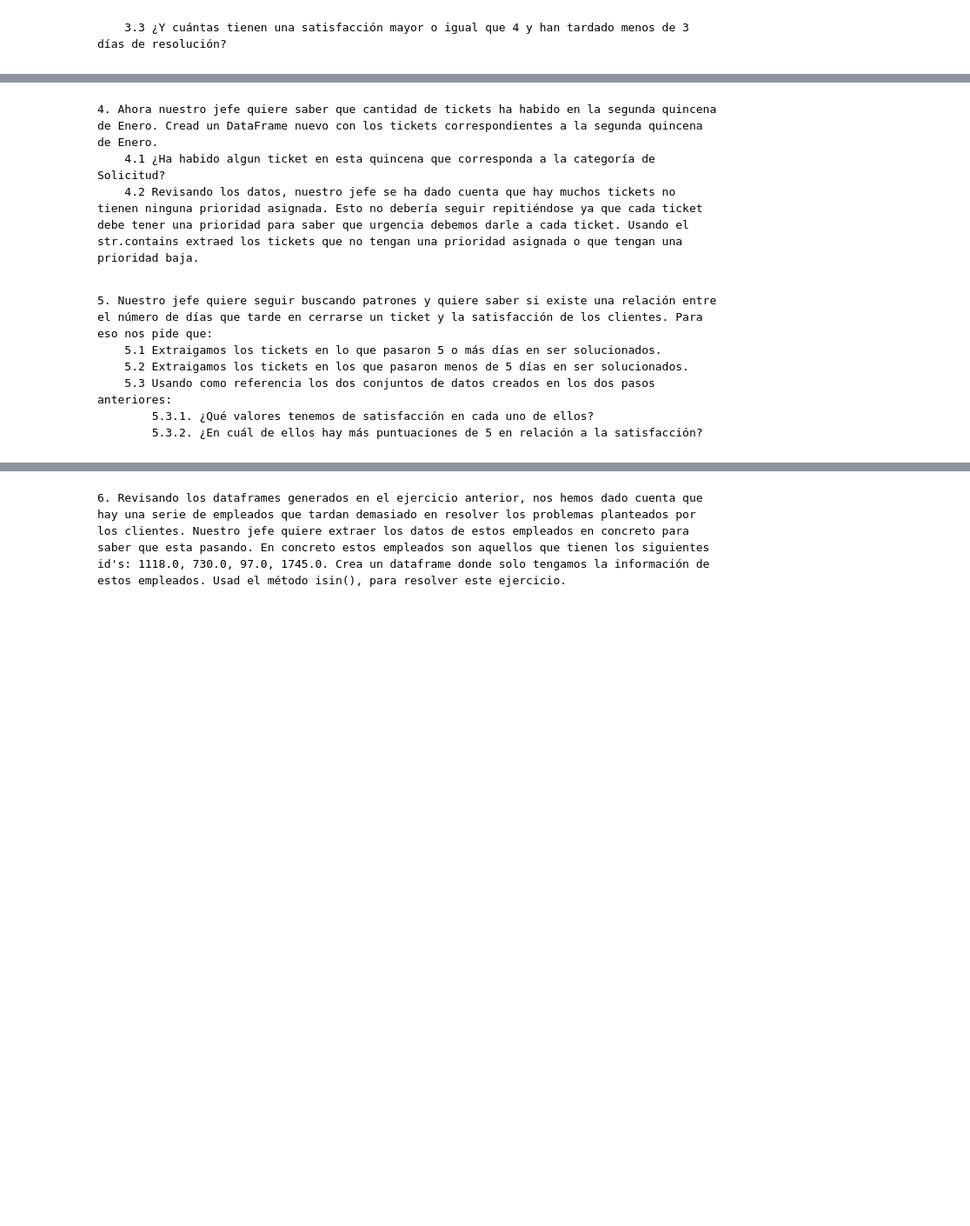
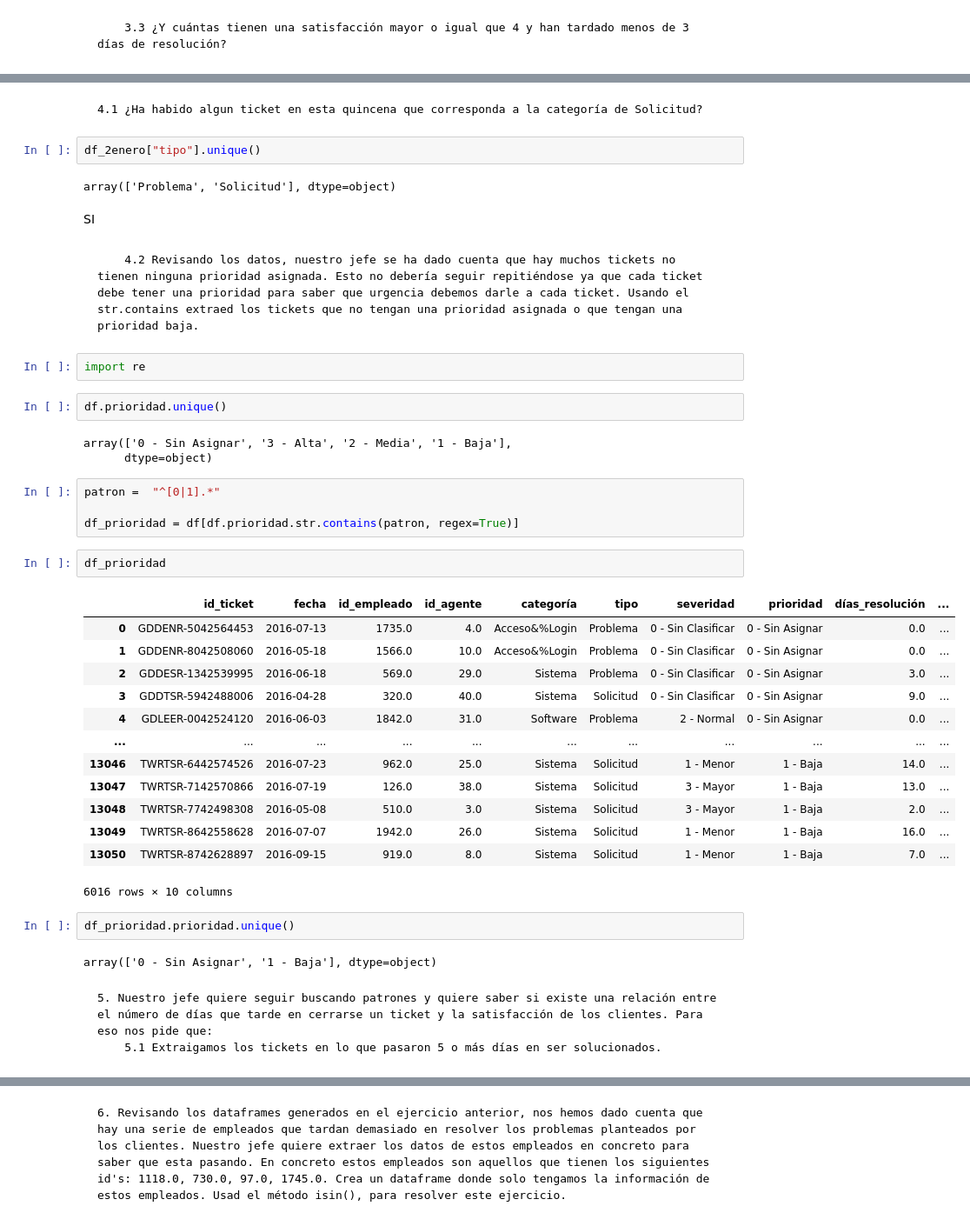
Before and after one commit to Adalab/promo-d-da-modulo2-sprint1-anabelen-silvia, a Jupyter notebook: ejercicio4/ejercicio4-pandas4.ipynb, the cells around one changed output, grey strips where cells are left out. Shown: that part at 87% size. Drawn from its saved outputs; the diff is of its cells as text; blank space fills up the shorter version.

Commit message:
ejercicio pandas a medias

```diff
--- a/ejercicio4/ejercicio4-pandas4.ipynb
+++ b/ejercicio4/ejercicio4-pandas4.ipynb
@@ -80,11 +212,44 @@ df_hard_soft
+# %% [markdown]
+    4.1 ¿Ha habido algun ticket en esta quincena que corresponda a la categoría de Solicitud?
+# %%
+df_2enero["tipo"].unique()
+# %% [output]
+array(['Problema', 'Solicitud'], dtype=object)
+# %% [markdown]
+SI
 # %% [markdown]
-    4. Ahora nuestro jefe quiere saber que cantidad de tickets ha habido en la segunda quincena de Enero. Cread un DataFrame nuevo con los tickets correspondientes a la segunda quincena de Enero.
-        4.1 ¿Ha habido algun ticket en esta quincena que corresponda a la categoría de Solicitud?
         4.2 Revisando los datos, nuestro jefe se ha dado cuenta que hay muchos tickets no tienen ninguna prioridad asignada. Esto no debería seguir repitiéndose ya que cada ticket debe tener una prioridad para saber que urgencia debemos darle a cada ticket. Usando el str.contains extraed los tickets que no tengan una prioridad asignada o que tengan una prioridad baja.
+# %%
+import re
+# %%
+df.prioridad.unique()
+# %% [output]
+array(['0 - Sin Asignar', '3 - Alta', '2 - Media', '1 - Baja'],
+      dtype=object)
+# %%
+patron =  "^[0|1].*"
+
+df_prioridad = df[df.prioridad.str.contains(patron, regex=True)]
+# %%
+df_prioridad
+# %% [output]
+|  | id_ticket | fecha | id_empleado | id_agente | categoría | tipo | severidad | prioridad | días_resolución | ... |
+| 0 | GDDENR-5042564453 | 2016-07-13 | 1735.0 | 4.0 | Acceso&%Login | Problema | 0 - Sin Clasificar | 0 - Sin Asignar | 0.0 | ... |
+| 1 | GDDENR-8042508060 | 2016-05-18 | 1566.0 | 10.0 | Acceso&%Login | Problema | 0 - Sin Clasificar | 0 - Sin Asignar | 0.0 | ... |
+| 2 | GDDESR-1342539995 | 2016-06-18 | 569.0 | 29.0 | Sistema | Problema | 0 - Sin Clasificar | 0 - Sin Asignar | 3.0 | ... |
+| 3 | GDDTSR-5942488006 | 2016-04-28 | 320.0 | 40.0 | Sistema | Solicitud | 0 - Sin Clasificar | 0 - Sin Asignar | 9.0 | ... |
+| 4 | GDLEER-0042524120 | 2016-06-03 | 1842.0 | 31.0 | Software | Problema | 2 - Normal | 0 - Sin Asignar | 0.0 | ... |
+| ... | ... | ... | ... | ... | ... | ... | ... | ... | ... | ... |
+| 13046 | TWRTSR-6442574526 | 2016-07-23 | 962.0 | 25.0 | Sistema | Solicitud | 1 - Menor | 1 - Baja | 14.0 | ... |
+| 13047 | TWRTSR-7142570866 | 2016-07-19 | 126.0 | 38.0 | Sistema | Solicitud | 3 - Mayor | 1 - Baja | 13.0 | ... |
+| 13048 | TWRTSR-7742498308 | 2016-05-08 | 510.0 | 3.0 | Sistema | Solicitud | 3 - Mayor | 1 - Baja | 2.0 | ... |
+| 13049 | TWRTSR-8642558628 | 2016-07-07 | 1942.0 | 26.0 | Sistema | Solicitud | 1 - Menor | 1 - Baja | 16.0 | ... |
+| 13050 | TWRTSR-8742628897 | 2016-09-15 | 919.0 | 8.0 | Sistema | Solicitud | 1 - Menor | 1 - Baja | 7.0 | ... |
+6016 rows × 10 columns
+# %%
+df_prioridad.prioridad.unique()
+# %% [output]
+array(['0 - Sin Asignar', '1 - Baja'], dtype=object)
 # %% [markdown]
     5. Nuestro jefe quiere seguir buscando patrones y quiere saber si existe una relación entre el número de días que tarde en cerrarse un ticket y la satisfacción de los clientes. Para eso nos pide que:
         5.1 Extraigamos los tickets en lo que pasaron 5 o más días en ser solucionados.
-        5.2 Extraigamos los tickets en los que pasaron menos de 5 días en ser solucionados.
-        5.3 Usando como referencia los dos conjuntos de datos creados en los dos pasos anteriores:
-            5.3.1. ¿Qué valores tenemos de satisfacción en cada uno de ellos?
-            5.3.2. ¿En cuál de ellos hay más puntuaciones de 5 en relación a la satisfacción?
```
Also changed, not shown: parts of 27 cells of this notebook.
